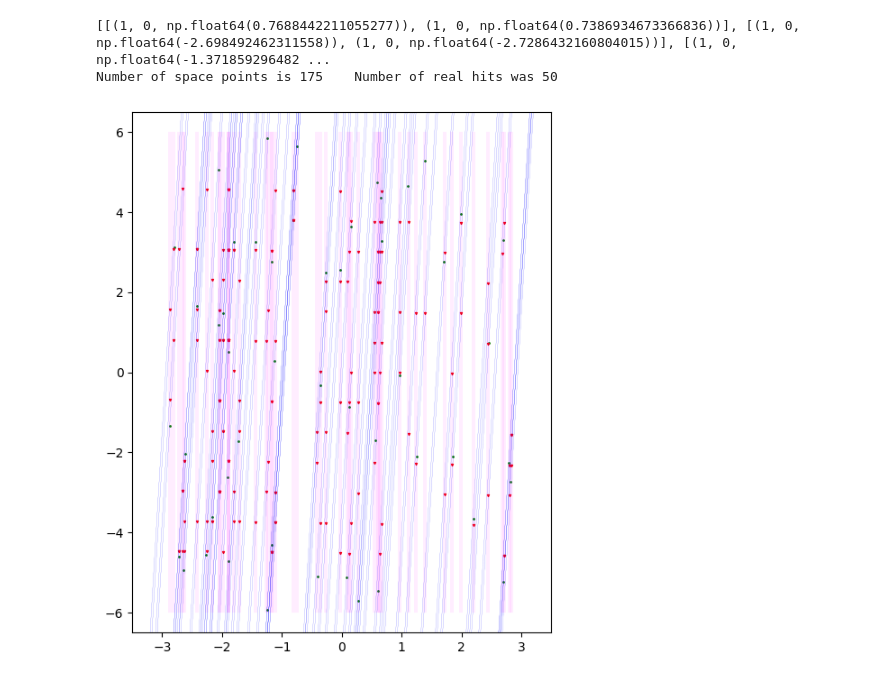
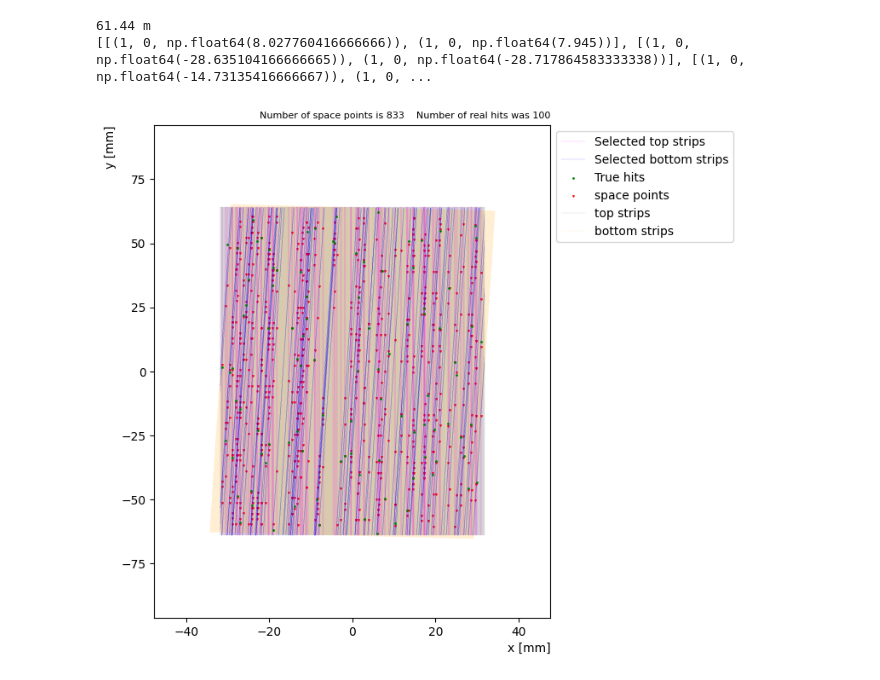
Before and after one commit to benw22022/HitsHaunter, a Jupyter notebook: HitsHaunter/source/test.ipynb, the cells around one changed output. Drawn from its saved outputs; the diff is of its cells as text; code cells hidden in the pictures.

```diff
--- a/HitsHaunter/source/test.ipynb
+++ b/HitsHaunter/source/test.ipynb
@@ -305,8 +299,12 @@ def compute_intercept(a1, b1,c1, a2, b2, c2):
 
     return x_intercept, y_intercept
 # %%
-y = np.linspace(-6, 6, 200)
-x = np.linspace(-3, 3, 200)
+sct_width = 63.56
+sct_length = 128.05
+y = np.linspace(-sct_length/2, sct_length/2, 769)
+x = np.linspace(-sct_width/2, sct_width/2, 769)
+
+print(f"{80e-6 * 768 * 1000:.2f} m")
 
 fig, ax = plt.subplots(figsize=(6, 7.5))
 
@@ -314,13 +312,13 @@ angle_top = 0
 angle_bottom = 0.04
 
 np.random.seed(42)
-rpx = np.random.rand(50) * 6 - 3
-rpy = np.random.rand(50) * 12 - 6
+rpx = np.random.rand(100) * sct_width - sct_width/2
+rpy = np.random.rand(100) * sct_length - sct_length/2
 
 
 coords = []
 for xx in x:
-    tmp = np.array([[xx, 6], [xx, -6]])
+    tmp = np.array([[xx, sct_length/2], [xx, -sct_length/2]])
     coords.append(tmp)
 
 
@@ -380,70 +378,76 @@ for (top1, top2) in hit_top_strips:
 
         is_valid = True
 
-        if check_overlap(3, 6, 0, 0.04, (top1bottom1_intercept[0], top1bottom1_intercept[1])):
+        if check_overlap(sct_width/2, sct_length/2, 0, 0.04, (top1bottom1_intercept[0], top1bottom1_intercept[1])):
             x_intersection_points.append(top1bottom1_intercept[0])
             y_intersection_points.append(top1bottom1_intercept[1])
         else:
             is_valid = False
 
-        if check_overlap(3, 6, 0, 0.04, (top1bottom2_intercept[0], top1bottom2_intercept[1])):
+        if check_overlap(sct_width/2, sct_length/2, 0, 0.04, (top1bottom2_intercept[0], top1bottom2_intercept[1])):
             x_intersection_points.append(top1bottom2_intercept[0])
             y_intersection_points.append(top1bottom2_intercept[1])
         else:
             is_valid = False
 
-        if check_overlap(3, 6, 0, 0.04, (top2bottom1_intercept[0], top2bottom1_intercept[1])):
+        if check_overlap(sct_width/2, sct_length/2, 0, 0.04, (top2bottom1_intercept[0], top2bottom1_intercept[1])):
             x_intersection_points.append(top2bottom1_intercept[0])
             y_intersection_points.append(top2bottom1_intercept[1])
         else:
             is_valid = False
 
-        if check_overlap(3, 6, 0, 0.04, (top2bottom2_intercept[0], top2bottom2_intercept[1])):
+        if check_overlap(sct_width/2, sct_length/2, 0, 0.04, (top2bottom2_intercept[0], top2bottom2_intercept[1])):
             x_intersection_points.append(top2bottom2_intercept[0])
             y_intersection_points.append(top2bottom2_intercept[1])
         else:
             is_valid = False
 
         if is_valid:
             sp_x = (top1bottom1_intercept[0] + top1bottom2_intercept[0] + top2bottom1_intercept[0] + top2bottom2_intercept[0]) / 4
             sp_y = (top1bottom1_intercept[1] + top1bottom2_intercept[1] + top2bottom1_intercept[1] + top2bottom2_intercept[1]) / 4
 
             space_points_x.append(sp_x)
             space_points_y.append(sp_y)
 
 print(hit_top_strips)
 for pair in hit_top_strips:
     for (a, b, c) in pair:
-        ax.plot(0*x- c, y, color='magenta', linewidth=0.1)
+        ax.plot(0*x- c, y, color='magenta', linewidth=0.1, zorder=9, label="Selected top strips")
 
 for pair in hit_bottom_strips:
     for (a, b, c) in pair:
         yp = []
         xp = []
 
-        for xx in np.linspace(-3.5, 3.5):
+        for xx in np.linspace(-sct_width/2, sct_width/2, 5000):
             p = (-a/b)*xx - c/b
-            # if abs(p) <= 6.5:
-            xp.append(xx)
-            yp.append(p)
+            if abs(p) <= sct_length/2:
+                xp.append(xx)
+                yp.append(p)
 
-        ax.plot(xp, yp, color='blue', linewidth=0.1)
+        ax.plot(xp, yp, color='blue', linewidth=0.1, zorder=9, label="Selected bottom strips")
 
-ax.scatter(rpx, rpy, color='green', s=1)
+ax.scatter(rpx, rpy, color='green', s=1, zorder=9, label='True hits')
 # ax.scatter(x_intersection_points, y_intersection_points, color='red', s=0.5, alpha=0.5, marker='v')
-ax.scatter(space_points_x, space_points_y, color='red', s=2,  marker='v')
-print(f"Number of space points is {len(space_points_x)}    Number of real hits was {len(rpx)}")
+ax.scatter(space_points_x, space_points_y, color='red', s=1,  marker='v', label='space points')
+# print(f"Number of space points is {len(space_points_x)}    Number of real hits was {len(rpx)}")
 
 # ax.scatter(space_points_x, space_points_y, color='red', s=1, alpha=1)
 
-# for i in range(len(coords_top)):
-#     ax.plot(coords_top[i][:,0], coords_top[i][:,1], color='blue', linewidth=0.5, alpha=0.5)
-# for i in range(len(coords_top)):
-#     ax.plot(coords_bottom[i][:,0], coords_bottom[i][:,1], color='orange', linewidth=0.5, alpha=0.5)
-ax.set_xlim(-3.5, 3.5)
-ax.set_ylim(-6.5, 6.5)
-plt.savefig("test-vert.pdf")
+for i in range(len(coords_top)):
+    ax.plot(coords_top[i][:,0], coords_top[i][:,1], color='black', linewidth=0.1, alpha=0.5, zorder=0, label='top strips')
+for i in range(len(coords_top)):
+    ax.plot(coords_bottom[i][:,0], coords_bottom[i][:,1], color='orange', linewidth=0.1, alpha=0.5, zorder=0, label='bottom strips')
+ax.set_xlim(1.5 * -sct_width/2, 1.5 * sct_width/2)
+ax.set_ylim(1.5 * -sct_length/2, 1.5 * sct_length/2)
+handles, labels = plt.gca().get_legend_handles_labels()
+by_label = dict(zip(labels, handles))
+ax.legend(by_label.values(), by_label.keys(), loc='upper left', bbox_to_anchor=(1, 1))
+ax.set_title(f"Number of space points is {len(space_points_x)}    Number of real hits was {len(rpx)}", loc='right', fontsize=8)
+ax.set_xlabel("x [mm]", loc='right')
+ax.set_ylabel("y [mm]", loc='top')
+plt.savefig("test-vert.pdf", bbox_inches='tight')
 # %% [output]
-[[(1, 0, np.float64(0.7688442211055277)), (1, 0, np.float64(0.7386934673366836))], [(1, 0, np.float64(-2.698492462311558)), (1, 0, np.float64(-2.7286432160804015))], [(1, 0, np.float64(-1.371859296482 ...
-Number of space points is 175    Number of real hits was 50
+61.44 m
+[[(1, 0, np.float64(8.027760416666666)), (1, 0, np.float64(7.945))], [(1, 0, np.float64(-28.635104166666665)), (1, 0, np.float64(-28.717864583333338))], [(1, 0, np.float64(-14.73135416666667)), (1, 0, ...
-[figure, old version]
+[figure, new version]
```
Also changed, not shown: parts of 5 cells of this notebook.
